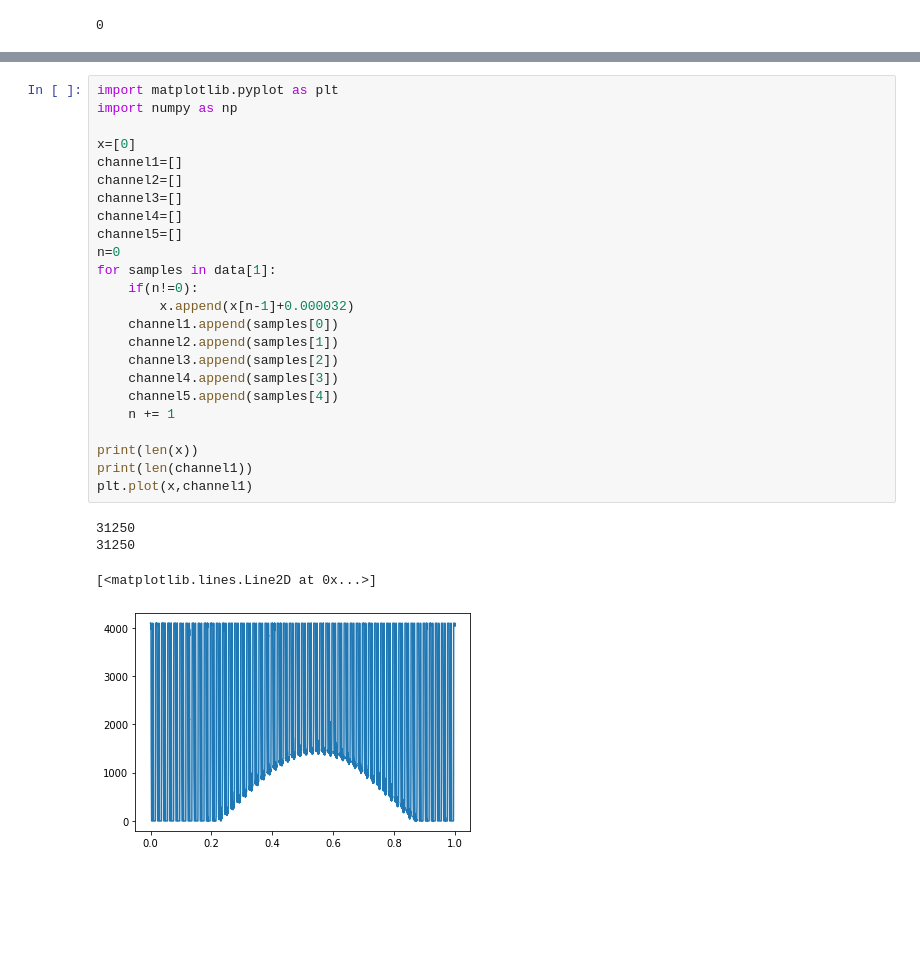
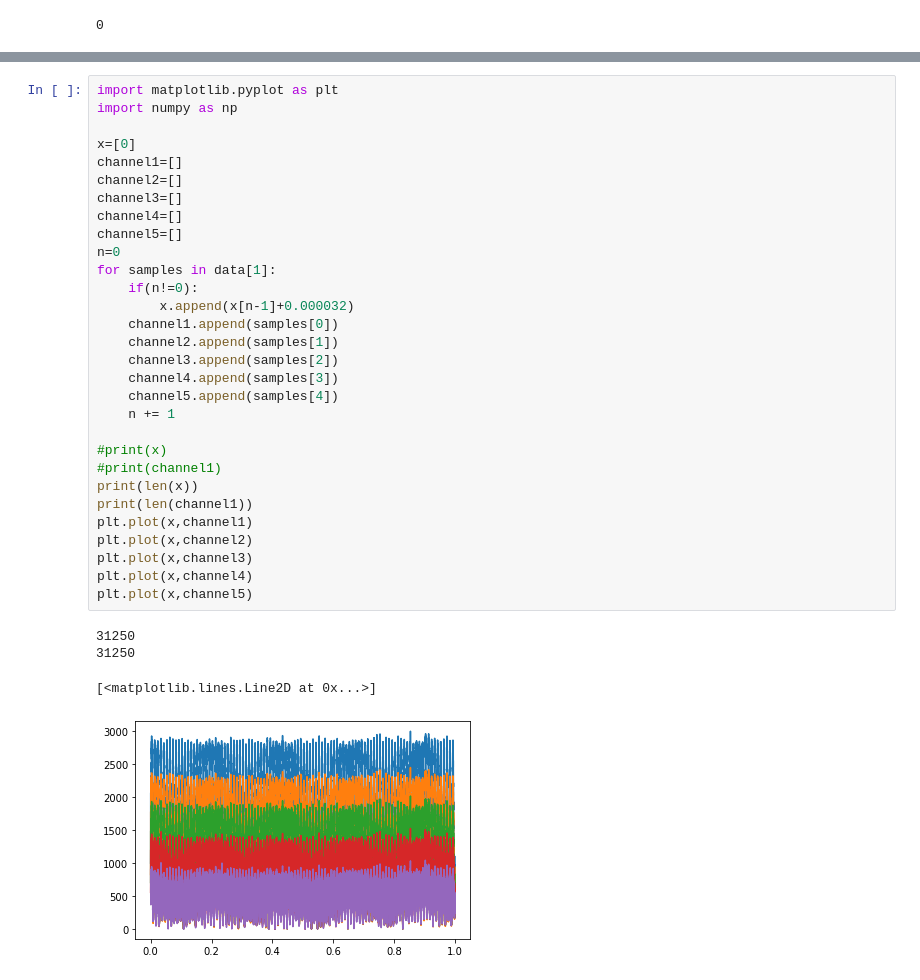
Before and after one commit to stemnic/TTT4280-Labs, a Jupyter notebook: lab1/dataview.ipynb, the cells around one changed output, grey strips where cells are left out. Drawn from its saved outputs; the diff is of its cells as text; blank space fills up the shorter version.

```diff
--- a/lab1/dataview.ipynb
+++ b/lab1/dataview.ipynb
@@ -31,29 +32,35 @@ show()
 # %%
 import matplotlib.pyplot as plt
 import numpy as np
 
 x=[0]
 channel1=[]
 channel2=[]
 channel3=[]
 channel4=[]
 channel5=[]
 n=0
 for samples in data[1]:
     if(n!=0):
         x.append(x[n-1]+0.000032)
     channel1.append(samples[0])
     channel2.append(samples[1])
     channel3.append(samples[2])
     channel4.append(samples[3])
     channel5.append(samples[4])
     n += 1
 
+#print(x)
+#print(channel1)
 print(len(x))
 print(len(channel1))
 plt.plot(x,channel1)
+plt.plot(x,channel2)
+plt.plot(x,channel3)
+plt.plot(x,channel4)
+plt.plot(x,channel5)
 # %% [output]
 31250
 31250
 [<matplotlib.lines.Line2D at 0x...>]
-[figure, old version]
+[figure, new version]
```
Also changed, not shown: parts of 4 cells of this notebook, 1 other file.
